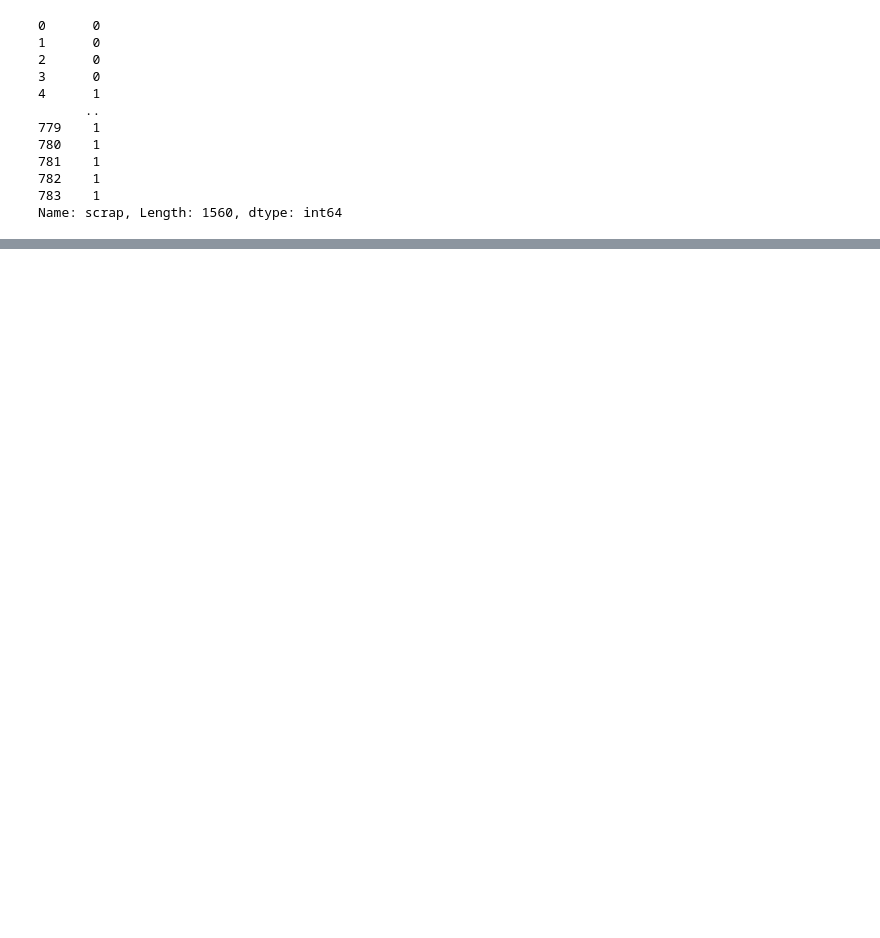
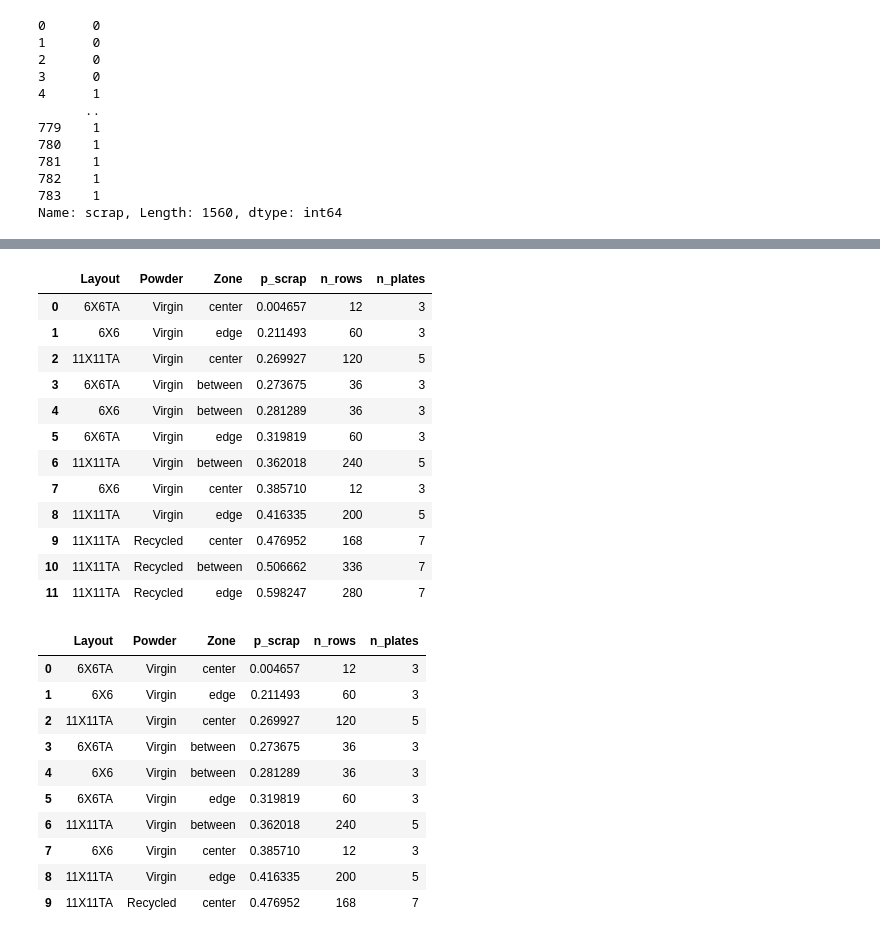
Before and after one commit to jcw515awsm/data-bussdown, a Jupyter notebook: brisa2.ipynb, the cells around one changed output, grey strips where cells are left out. Cells and saved outputs as stored; diff of their text form; code cells hidden in the pictures; blank space fills up the shorter version.

```diff
--- a/brisa2.ipynb
+++ b/brisa2.ipynb
@@ -448,0 +445,71 @@ In-sample F1: 0.5189048239890791
+# %%
+# --- counts for agg (observed combos) ---
+# you already built: agg = groupby(rank_cols)["p_scrap"].mean()...
+
+# how many rows support each exact combo shown in agg
+n_rows = (df_pred.groupby(rank_cols)
+                  .size()
+                  .reset_index(name="n_rows"))
+
+agg = (agg
+       .merge(n_rows, on=rank_cols, how="left"))
+
+# how many unique plates had that combo (even if PlateID is NOT a feature)
+if "PlateID" in df.columns:
+    # count unique PlateIDs per (Layout, Powder, Zone)
+    count_keys = [c for c in rank_cols]  # same grouping as agg
+    n_plates = (df.loc[df_pred.index, :]   # align to same rows used in df_pred
+                  .groupby(count_keys)["PlateID"]
+                  .nunique()
+                  .reset_index()
+                  .rename(columns={"PlateID":"n_plates"}))
+    agg = agg.merge(n_plates, on=count_keys, how="left")
+
+display(agg.head(20))
+#python
+#Copy code
+# --- counts for rec (recommended setups) ---
+# you already build rec with groupby(setup_cols)["p_scrap"].mean()...
+
+# rows supporting each setup
+rec_n_rows = (df_pred.groupby(setup_cols)
+                       .size()
+                       .reset_index(name="n_rows"))
+rec = rec.merge(rec_n_rows, on=setup_cols, how="left")
+
+# unique plates supporting each setup (even if PlateID not a feature)
+if "PlateID" in df.columns:
+    rec_count_keys = [c for c in setup_cols]  # Layout, Powder, Zone
+    rec_n_plates = (df.loc[df_pred.index, :]
+                      .groupby(rec_count_keys)["PlateID"]
+                      .nunique()
+                      .reset_index()
+                      .rename(columns={"PlateID":"n_plates"}))
+    rec = rec.merge(rec_n_plates, on=rec_count_keys, how="left")
+
+display(rec.head(10))
+# %% [output]
+|  | Layout | Powder | Zone | p_scrap | n_rows | n_plates |
+| 0 | 6X6TA | Virgin | center | 0.004657 | 12 | 3 |
+| 1 | 6X6 | Virgin | edge | 0.211493 | 60 | 3 |
+| 2 | 11X11TA | Virgin | center | 0.269927 | 120 | 5 |
+| 3 | 6X6TA | Virgin | between | 0.273675 | 36 | 3 |
+| 4 | 6X6 | Virgin | between | 0.281289 | 36 | 3 |
+| 5 | 6X6TA | Virgin | edge | 0.319819 | 60 | 3 |
+| 6 | 11X11TA | Virgin | between | 0.362018 | 240 | 5 |
+| 7 | 6X6 | Virgin | center | 0.385710 | 12 | 3 |
+| 8 | 11X11TA | Virgin | edge | 0.416335 | 200 | 5 |
+| 9 | 11X11TA | Recycled | center | 0.476952 | 168 | 7 |
+| 10 | 11X11TA | Recycled | between | 0.506662 | 336 | 7 |
+| 11 | 11X11TA | Recycled | edge | 0.598247 | 280 | 7 |
+|  | Layout | Powder | Zone | p_scrap | n_rows | n_plates |
+| 0 | 6X6TA | Virgin | center | 0.004657 | 12 | 3 |
+| 1 | 6X6 | Virgin | edge | 0.211493 | 60 | 3 |
+| 2 | 11X11TA | Virgin | center | 0.269927 | 120 | 5 |
+| 3 | 6X6TA | Virgin | between | 0.273675 | 36 | 3 |
+| 4 | 6X6 | Virgin | between | 0.281289 | 36 | 3 |
+| 5 | 6X6TA | Virgin | edge | 0.319819 | 60 | 3 |
+| 6 | 11X11TA | Virgin | between | 0.362018 | 240 | 5 |
+| 7 | 6X6 | Virgin | center | 0.385710 | 12 | 3 |
+| 8 | 11X11TA | Virgin | edge | 0.416335 | 200 | 5 |
+| 9 | 11X11TA | Recycled | center | 0.476952 | 168 | 7 |
```
Also changed, not shown: parts of 3 cells of this notebook.
